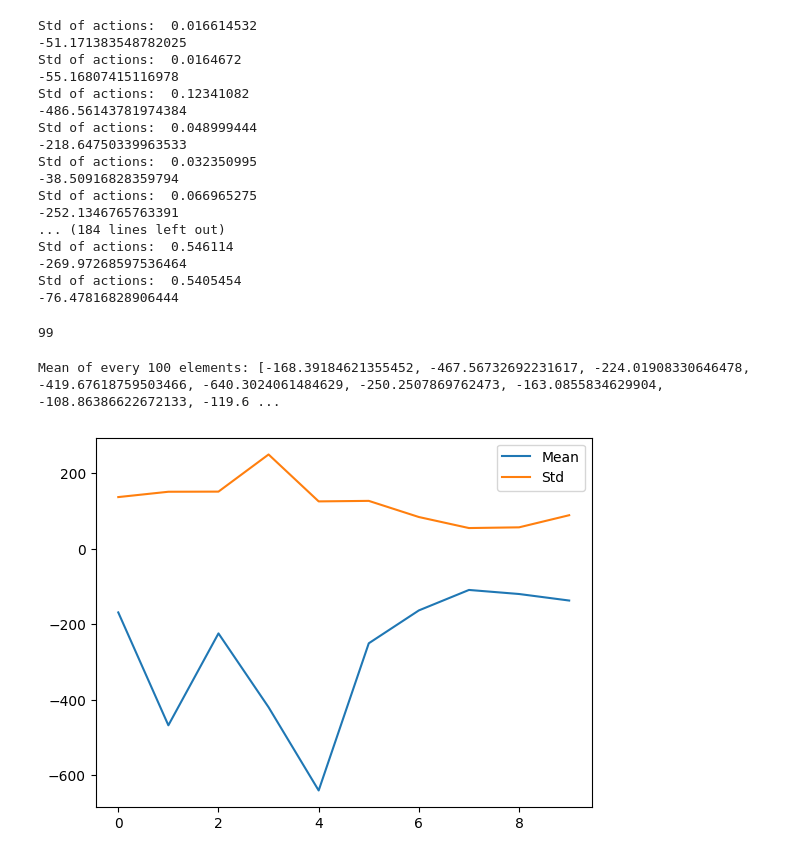
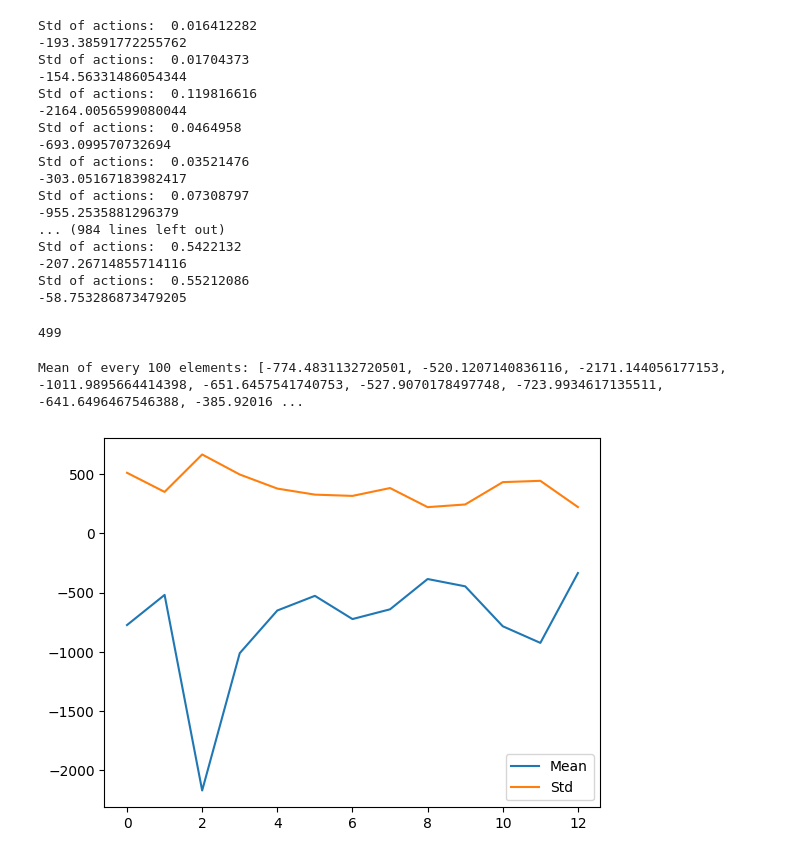
Before and after one commit to DusanaM/ThesisCode, a Jupyter notebook: Soft_Actor_Critic/SAC.ipynb, the cells around one changed output. Drawn from its saved outputs; the diff is of its cells as text; code cells hidden in the pictures.

```diff
--- a/Soft_Actor_Critic/SAC.ipynb
+++ b/Soft_Actor_Critic/SAC.ipynb
@@ -28,13 +29,18 @@ dt = 1/ N_prices # time step
 env = MyEnv(s0, sigma, dt, N_prices, A, k)
 
 # agent = SAC_Agent([3], env=env, memory_size=30000, alpha= 0.0008, beta= 0.0008, tau = 0.0006, reward_scale=5, batch_size=16)
-agent = SAC_Agent([3], env=env, memory_size=50000, alpha= 0.008, beta= 0.008, tau = 0.0005, reward_scale=5, batch_size=265)
+# agent = SAC_Agent([3], env=env, memory_size=50000, alpha= 0.008, beta= 0.008, tau = 0.0005, reward_scale=5, batch_size=256)
+# agent = SAC_Agent([3], env=env, memory_size=5000, alpha= 0.0008, beta= 0.0008, tau = 0.005, reward_scale=5, batch_size=256)
+# agent = SAC_Agent([3], env=env, memory_size=1000, alpha= 0.0008, beta= 0.0008, tau = 0.005, reward_scale=5, batch_size=128) # maybe add more layers here
+
+agent = SAC_Agent([3], env=env, memory_size=512, alpha= 0.0008, beta= 0.0008, tau = 0.0005, reward_scale=5, batch_size=256, layer1 = 256, layer2 = 256)
+# agent = SAC_Agent([3], env=env, memory_size=256, alpha= 0.0008, beta= 0.0008, tau = 0.006, reward_scale=5, batch_size=256) # maybe add more layers here
 
 
 train_start = time.time()
 epochs_start = time.time()
 
-epoch_num = 100
+epoch_num = 500
 
 
 train_rewards = np.empty(shape=epoch_num)
@@ -85,49 +91,49 @@ for epoch in range(epoch_num):
     print(env.reward_total)
     # print()
 # %% [output]
-Std of actions:  0.016614532
--51.171383548782025
-Std of actions:  0.0164672
--55.16807415116978
-Std of actions:  0.12341082
--486.56143781974384
-Std of actions:  0.048999444
--218.64750339963533
-Std of actions:  0.032350995
--38.50916828359794
-Std of actions:  0.066965275
--252.1346765763391
-... (184 lines left out)
-Std of actions:  0.546114
--269.97268597536464
-Std of actions:  0.5405454
--76.47816828906444
+Std of actions:  0.016412282
+-193.38591772255762
+Std of actions:  0.01704373
+-154.56331486054344
+Std of actions:  0.119816616
+-2164.0056599080044
+Std of actions:  0.0464958
+-693.099570732694
+Std of actions:  0.03521476
+-303.05167183982417
+Std of actions:  0.07308797
+-955.2535881296379
+... (984 lines left out)
+Std of actions:  0.5422132
+-207.26714855714116
+Std of actions:  0.55212086
+-58.753286873479205
 # %%
 train_rewards
 epoch
 # np.mean(train_rewards)
 # %% [output]
-99
+499
 # %%
-# train_rewards = train_rewards[:300]
-chunks = [train_rewards[i:i+10] for i in range(0, len(train_rewards), 10)]
+train_rewards = train_rewards[:258]
+chunks = [train_rewards[i:i+20] for i in range(0, len(train_rewards), 20)]
 
 # Calculate the mean of each chunk
 means = [np.mean(chunk) for chunk in chunks]
 
 # Print the std of each chunk
 stds = [np.std(chunk) for chunk in chunks]
 
 print("Mean of every 100 elements:", means)
 
 # plot the mean and std of each chunk
 plt.plot(means, label='Mean')
 plt.plot(stds, label='Std')
 plt.legend()
 plt.show()
 # %% [output]
-Mean of every 100 elements: [-168.39184621355452, -467.56732692231617, -224.01908330646478, -419.67618759503466, -640.3024061484629, -250.2507869762473, -163.0855834629904, -108.86386622672133, -119.6 ...
+Mean of every 100 elements: [-774.4831132720501, -520.1207140836116, -2171.144056177153, -1011.9895664414398, -651.6457541740753, -527.9070178497748, -723.9934617135511, -641.6496467546388, -385.92016 ...
-[figure, old version]
+[figure, new version]
 # %%
 plt.figure(figsize=(10, 6))
 plt.plot(train_rewards,  label='Training Rewards', linestyle='-')
```
Also changed, not shown: parts of 7 cells of this notebook, 4 other files.
